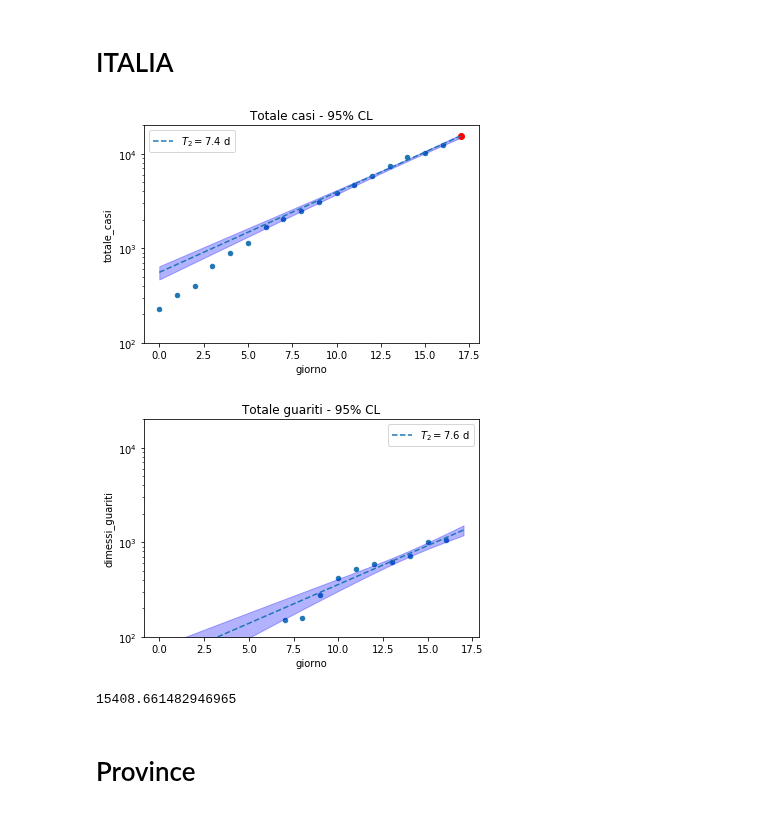
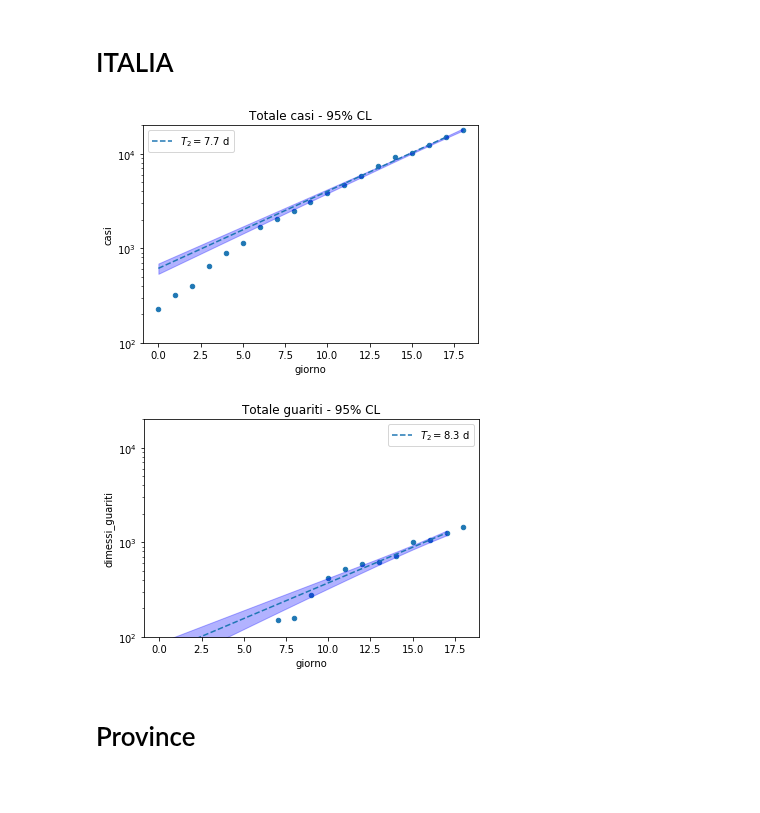
Before and after one commit to albortros/COVID-19, a Jupyter notebook: analysis/COVID.ipynb, the cells around one changed output. Cells and saved outputs as stored; diff of their text form; code cells hidden in the pictures.

```diff
--- a/analysis/COVID.ipynb
+++ b/analysis/COVID.ipynb
@@ -24,6 +26,6 @@ def gauss(x, amplitude, mean, sigma):
 # %% [markdown]
 ### Import
 # %%
-dfr = pd.read_json('../dati-json/dpc-covid19-ita-regioni.json')
-dfp = pd.read_json('../dati-json/dpc-covid19-ita-province.json')
-df = pd.read_json('../dati-json/dpc-covid19-ita-andamento-nazionale.json')
+dfr = pd.read_json('../pcm-dpc-COVID-19/dati-json/dpc-covid19-ita-regioni.json')
+dfp = pd.read_json('../pcm-dpc-COVID-19/dati-json/dpc-covid19-ita-province.json')
+df = pd.read_json('../pcm-dpc-COVID-19/dati-json/dpc-covid19-ita-andamento-nazionale.json')
@@ -40,0 +32,4 @@ df.tail()
+# %%
+dfp['data'] = pd.to_datetime(dfp['data'])
+dfr['data'] = pd.to_datetime(dfr['data'])
+df['data'] = pd.to_datetime(df['data'])
@@ -43,33 +47,34 @@ df.tail()
 # %%
 fig, ax = plt.subplots()
 
 x = np.arange(len(df))
 px = np.arange(len(df)*2)
 dd = 6
 
 df.reset_index().plot.scatter(x='index',y='totale_casi', ax = ax, logy = True, title = 'Totale casi - 95% CL', ylim=[10**2,2*10**4])
 
 popt, pcov = optimize.curve_fit(exponential, x[dd:], df.totale_casi[dd:])
 
 y0,tau = unc.correlated_values(popt, pcov)
-px = px[:18]
+px = px[:19]
 py = y0*unp.exp(px/tau)
 nom = unp.nominal_values(py)
 std = unp.std_devs(py)
 
 ax.fill_between(px, nom + 1.96 * std, nom - 1.96 * std, alpha = 0.3, color = 'blue')
 
 label = r'$T_2=$'+str(round(popt[1]/np.log(2),1))+ r' d'
 ax.plot(px[:18],exponential(px[:18], *popt), ls = '--', label = label)
 
-ax.scatter(17, exponential(17, *popt), color = 'red')
+#ax.scatter(17, exponential(17, *popt), color = 'red')
 #ax.scatter(16,12462, color = 'red', label = 'today')
 
 ax.set_xlabel('giorno')
+ax.set_ylabel('casi')
 ax.legend()
 fig.savefig('plot/totale_casi.png', dpi = 300)
 # %% [output]
-[figure, old version]
+[figure, new version]
 # %%
 fig, ax = plt.subplots()
 
@@ -99,11 +104,7 @@ ax.set_xlabel('giorno')
 ax.legend()
 fig.savefig('plot/totale_guariti.png', dpi = 300)
 # %% [output]
-[figure, old version]
+[figure, new version]
-# %%
-exponential(17, *popt)
-# %% [output]
-15408.661482946965
 # %% [markdown]
 # Province
 # %% [markdown]
```
Also changed, not shown: parts of 28 cells of this notebook.
